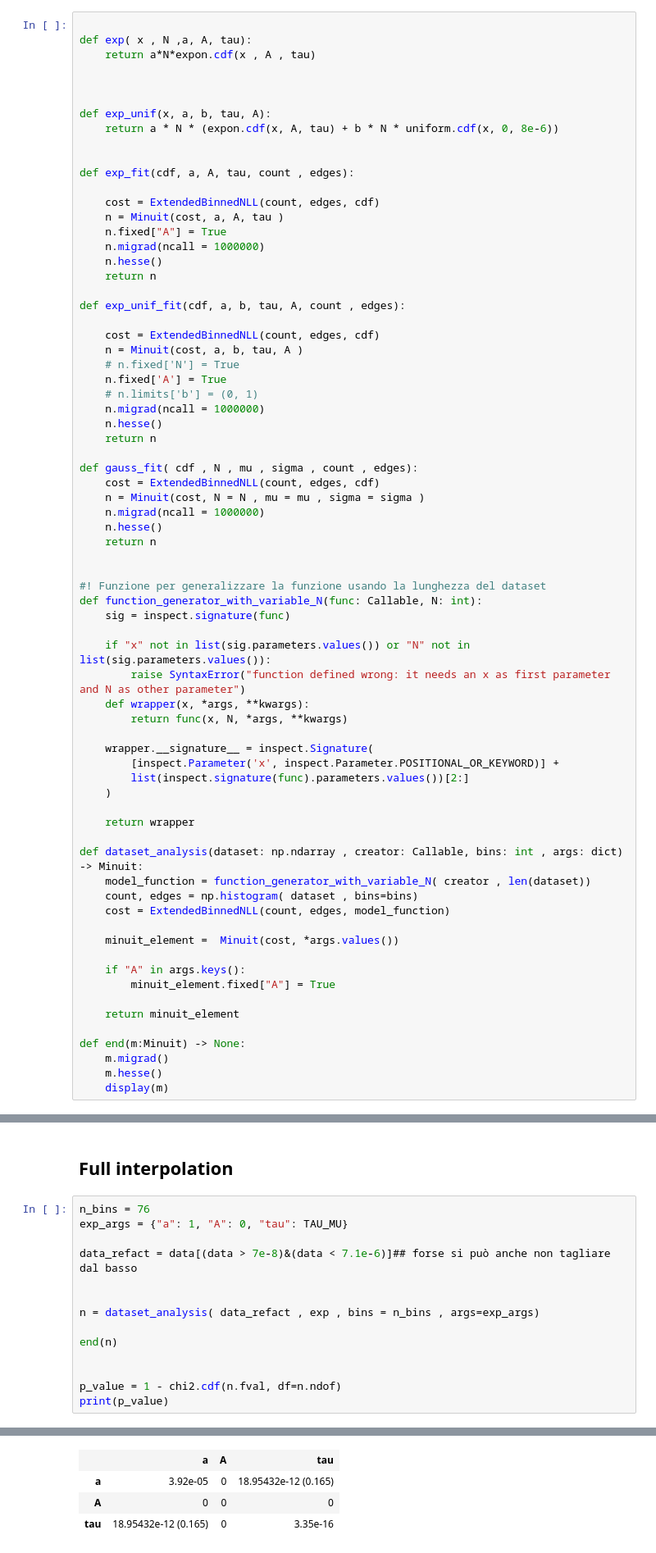
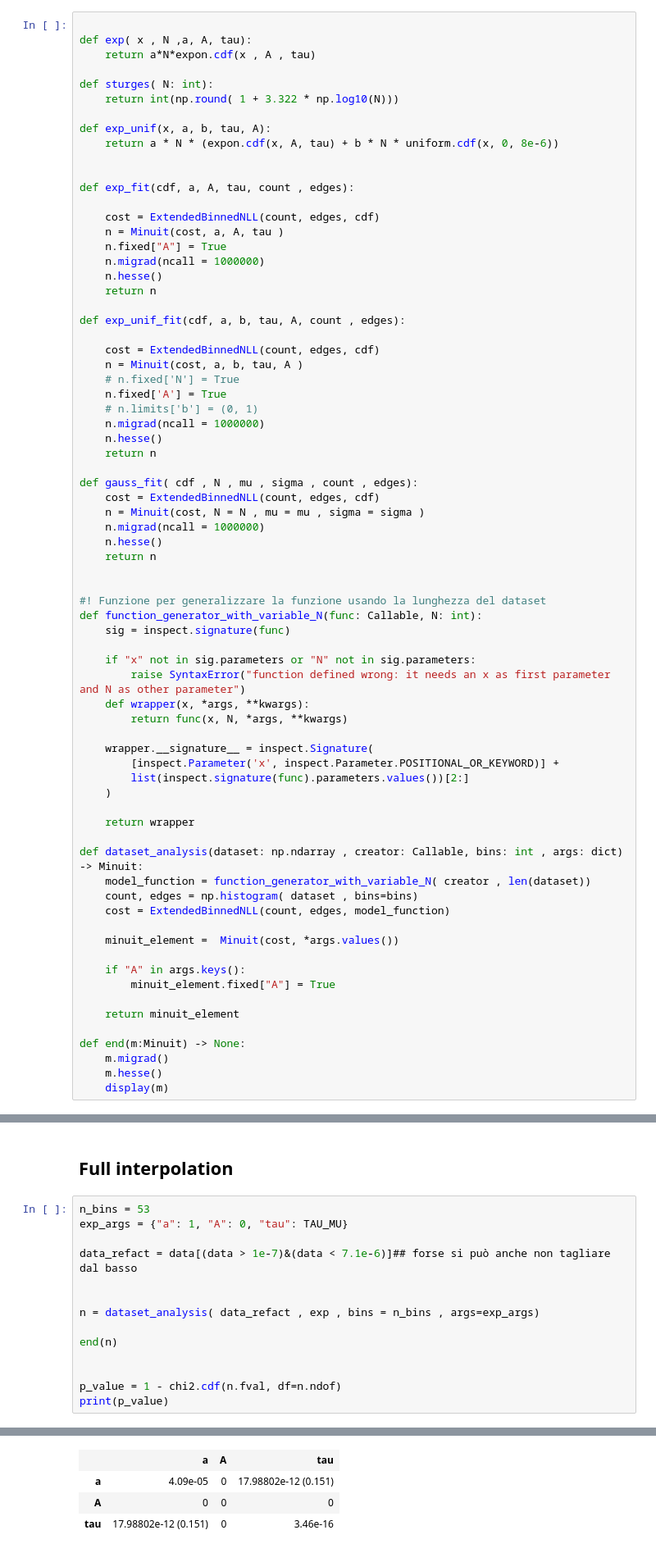
Before and after one commit to Matti-z/Lab-muons, a Jupyter notebook: hist_definitivo.ipynb, the cells around one changed output, grey strips where cells are left out. Shown at 82% size. Drawn from its saved outputs; the diff is of its cells as text.

Commit message:
add sturges

```diff
--- a/hist_definitivo.ipynb
+++ b/hist_definitivo.ipynb
@@ -20,7 +20,8 @@ exp_args = {"a": 1, "A": 0, "tau": TAU_MU}
 def exp( x , N ,a, A, tau):
     return a*N*expon.cdf(x , A , tau)
 
-
+def sturges( N: int):
+    return int(np.round( 1 + 3.322 * np.log10(N)))
 
 def exp_unif(x, a, b, tau, A):
     return a * N * (expon.cdf(x, A, tau) + b * N * uniform.cdf(x, 0, 8e-6))
@@ -58,7 +59,7 @@ def gauss_fit( cdf , N , mu , sigma , count , edges):
 def function_generator_with_variable_N(func: Callable, N: int):
     sig = inspect.signature(func)
 
-    if "x" not in list(sig.parameters.values()) or "N" not in list(sig.parameters.values()):
+    if "x" not in sig.parameters or "N" not in sig.parameters:
         raise SyntaxError("function defined wrong: it needs an x as first parameter and N as other parameter")
     def wrapper(x, *args, **kwargs):
         return func(x, N, *args, **kwargs)
@@ -145,10 +146,10 @@ end(k)
 # %% [markdown]
 ## Full interpolation
 # %%
-n_bins = 76
+n_bins = 53
 exp_args = {"a": 1, "A": 0, "tau": TAU_MU}
 
-data_refact = data[(data > 7e-8)&(data < 7.1e-6)]## forse si può anche non tagliare dal basso
+data_refact = data[(data > 1e-7)&(data < 7.1e-6)]## forse si può anche non tagliare dal basso
 
 
 n = dataset_analysis( data_refact , exp , bins = n_bins , args=exp_args)
@@ -172,4 +173,4 @@ print(p_value)
 |  | a | A | tau |
-| a | 3.92e-05 | 0 | 18.95432e-12 (0.165) |
+| a | 4.09e-05 | 0 | 17.98802e-12 (0.151) |
 | A | 0 | 0 | 0 |
-| tau | 18.95432e-12 (0.165) | 0 | 3.35e-16 |
+| tau | 17.98802e-12 (0.151) | 0 | 3.46e-16 |
```
Also changed, not shown: parts of 4 cells of this notebook.
